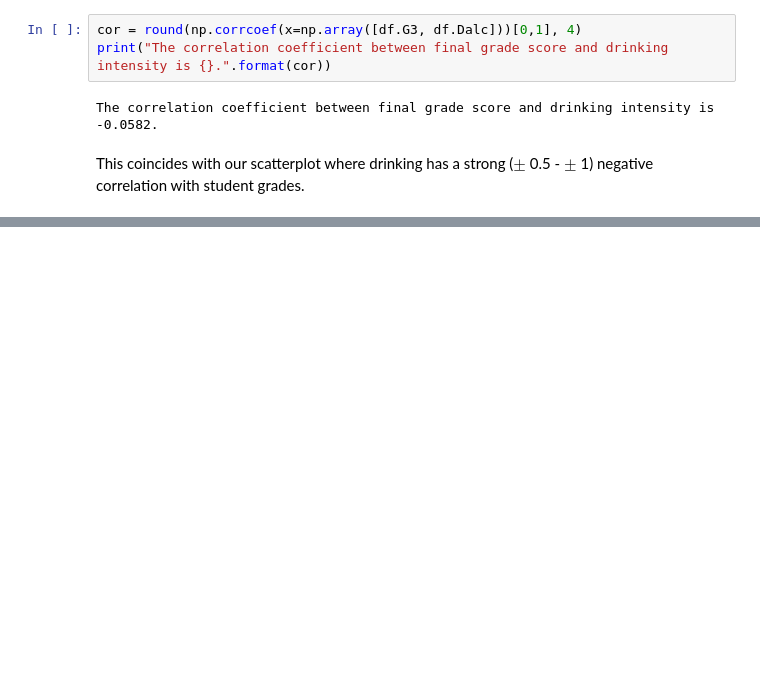
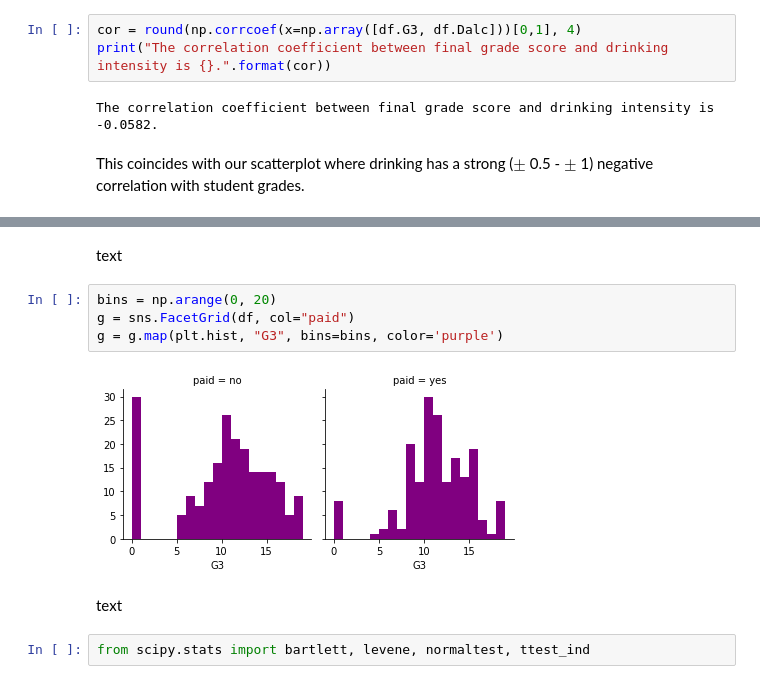
Before and after one commit to justingee193/Data-Science-Projects, a Jupyter notebook: student-performance/student-performance.ipynb, the cells around one changed output, grey strips where cells are left out. Drawn from its saved outputs; the diff is of its cells as text; blank space fills up the shorter version.

```diff
--- a/student-performance/student-performance.ipynb
+++ b/student-performance/student-performance.ipynb
@@ -106,0 +218,12 @@ This coincides with our scatterplot where drinking has a strong ($\pm$ 0.5 - $\p
+# %% [markdown]
+text
+# %%
+bins = np.arange(0, 20)
+g = sns.FacetGrid(df, col="paid")
+g = g.map(plt.hist, "G3", bins=bins, color='purple')
+# %% [output]
+[figure, added]
+# %% [markdown]
+text
+# %%
+from scipy.stats import bartlett, levene, normaltest, ttest_ind
```
Also changed, not shown: parts of 33 cells of this notebook.
